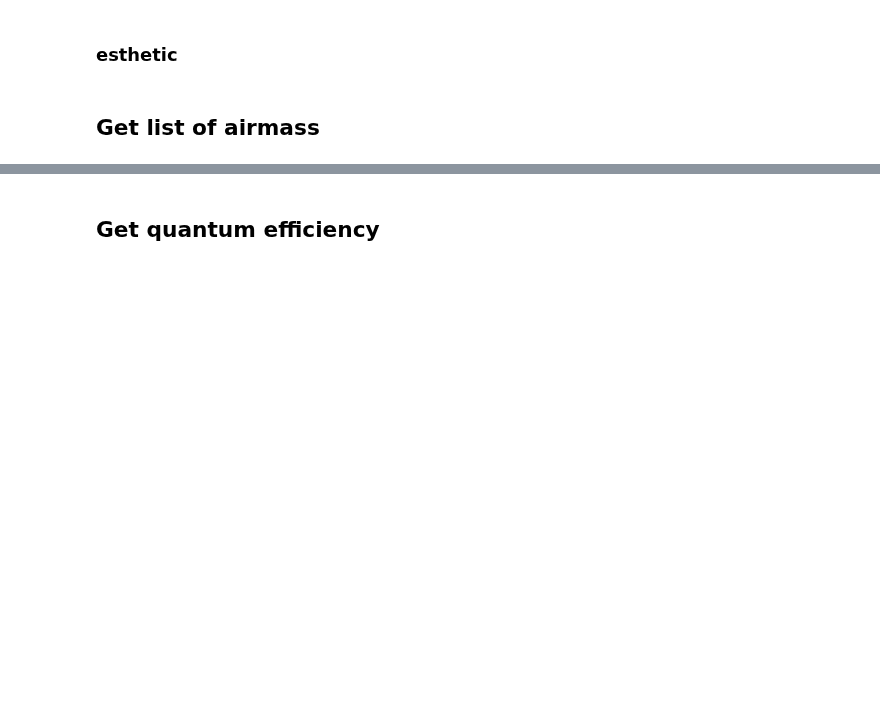
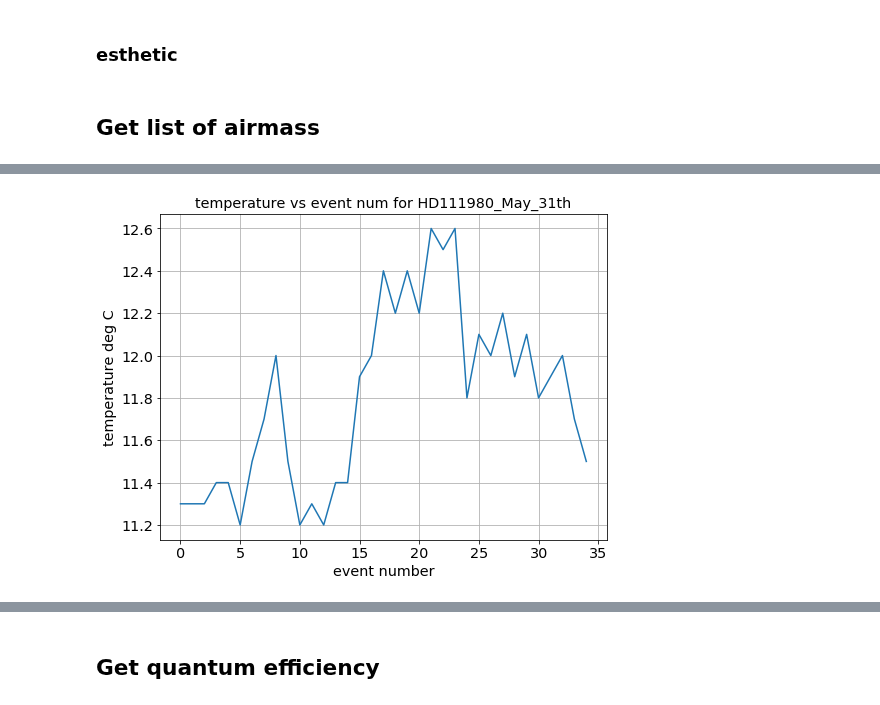
Before and after one commit to sylvielsstfr/CTIOAnaJun2017, a Jupyter notebook: ana_31may17/HD111980_2/GenerateSimulationProfiles.ipynb, the cells around one changed output, grey strips where cells are left out. Drawn from its saved outputs; the diff is of its cells as text; code cells hidden in the pictures; blank space fills up the shorter version.

```diff
--- a/ana_31may17/HD111980_2/GenerateSimulationProfiles.ipynb
+++ b/ana_31may17/HD111980_2/GenerateSimulationProfiles.ipynb
@@ -127,0 +142,10 @@ disperser=df['filter2']
+# %%
+plt.plot(temperature)
+thetitle="temperature vs event num for {}".format(object_name)
+plt.title(thetitle)
+plt.xlabel("event number")
+plt.ylabel("temperature deg C")
+plt.grid()
+plt.savefig("temperaturevsnum.pdf")
+# %% [output]
+[figure, added]
```
Also changed, not shown: parts of 7 cells of this notebook, 1 other file.
